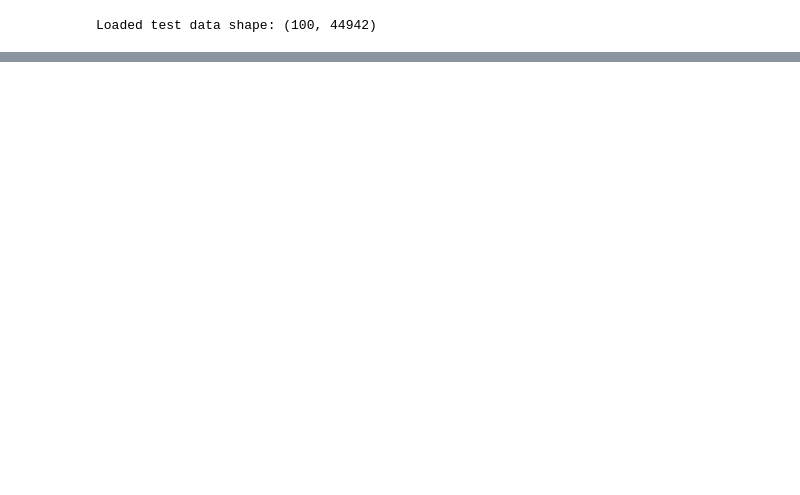
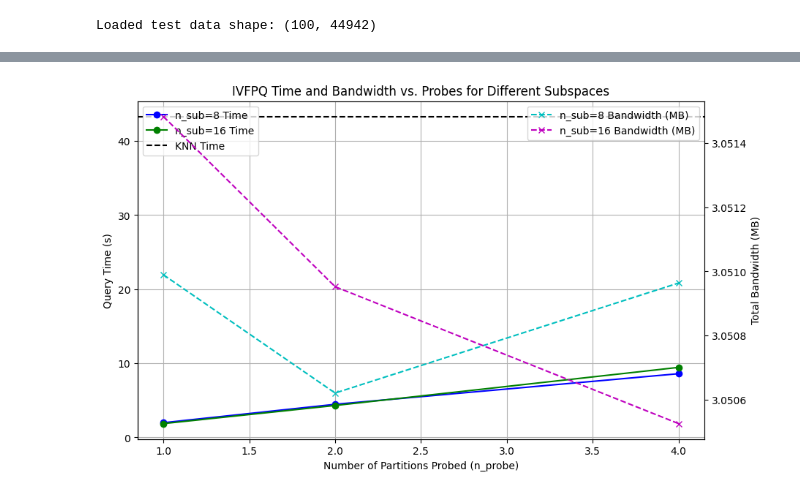
Before and after one commit to braingeneers/cytoverse, a Jupyter notebook: notebooks/concordance.ipynb, the cells around one changed output, grey strips where cells are left out. Saved outputs shown, nothing was run; the diff lists cells and outputs as text; code cells hidden in the pictures; blank space fills up the shorter version.

Commit message:
Aligned embeddings parquet now uses categoricals, tons of more figures...

```diff
--- a/notebooks/concordance.ipynb
+++ b/notebooks/concordance.ipynb
@@ -25,7 +40,20 @@ adata = anndata.read_h5ad("tests/fixtures/GSE136831_subsample_100.h5ad")
 print(f"Loaded test data shape: {adata.shape}")
 n_queries = adata.shape[0]
 
+# For all tests we'll look for 50 neighbors
 k_neighbors = 50
+
+# IVFPQ search parameters to vary
+n_subs = [8, 16, 32]  # Number of IVF partitions
+n_probes = [1, 2, 3, 4, 6, 8, 16, 32]  # More realistic range for IVFPQ
+
+# Debug/Dev
+# n_subs = [8, 16]  # Number of IVF partitions
+# n_probes = [1, 2, 4]  # More realistic range for IVFPQ
+
+
+# Load reference labels which are the same in both datasets
+reference_labels = pd.read_parquet("data/references/scimilarity/labels.parquet")
 # %% [output]
 Loaded test data shape: (100, 44942)
 # %% [markdown]
@@ -456,0 +456,80 @@ print(f"Mean AP @ {k}: {np.mean(ap_k):.4f}")
+# %%
+import numpy as np
+import matplotlib.pyplot as plt
+
+
+def plot_time_bw_vs_probes(knn_time, ivfpq_data, n_subs, n_probes):
+    """
+    Generate twin-axis line plot for Query Time (left) and Bandwidth (right) vs. n_probe.
+    Assumptions:
+    - knn_time: float, total time in seconds for all queries using exact KNN.
+    - ivfpq_data: dict with keys as tuples (n_sub, n_probe), values as dicts containing:
+      - 'ivfpq_time': float, total time in seconds for all queries.
+      - 'ivfpq_bw': float, total bytes pulled over HTTP for all queries (will be converted to MB).
+    - n_subs: list of ints, e.g., [8, 16, 32].
+    - n_probes: list or range of ints, e.g., range(1, 11).
+    - All data is pre-computed from experiments; missing combos are skipped (plotted as NaN).
+    - Bandwidth is converted from bytes to MB (divide by 1024**2).
+    - KNN has no bandwidth, so only plotted on time axis as horizontal dashed line.
+    """
+    fig, ax1 = plt.subplots(figsize=(10, 6))
+    colors = ["b", "g", "r"]  # One color per n_sub for time lines
+
+    # Plot times on primary axis (left)
+    for i, n_sub in enumerate(n_subs):
+        times = []
+        for n_probe in n_probes:
+            key = (n_sub, n_probe)
+            if key in ivfpq_data:
+                times.append(ivfpq_data[key]["ivfpq_time"])
+            else:
+                times.append(np.nan)
+
+        ax1.plot(
+            n_probes, times, marker="o", color=colors[i], label=f"n_sub={n_sub} Time"
+        )
+
+    # KNN baseline time
+    ax1.axhline(y=knn_time, color="k", linestyle="--", label="KNN Time")
+
+    ax1.set_xlabel("Number of Partitions Probed (n_probe)")
+    ax1.set_ylabel("Query Time (s)")
+    ax1.set_title("IVFPQ Time and Bandwidth vs. Probes for Different Subspaces")
+    ax1.grid(True)
+    ax1.legend(loc="upper left")
+
+    # Twin axis for bandwidth (right)
+    ax2 = ax1.twinx()
+    bw_colors = ["c", "m", "y"]  # Different colors for bandwidth dashed lines
+
+    for i, n_sub in enumerate(n_subs):
+        bws = []
+        for n_probe in n_probes:
+            key = (n_sub, n_probe)
+            if key in ivfpq_data:
+                bw_bytes = ivfpq_data[key]["ivfpq_bw"]
+                bw_mb = bw_bytes / (1024**2)  # Convert to MB
+                bws.append(bw_mb)
+            else:
+                bws.append(np.nan)
+
+        ax2.plot(
+            n_probes,
+            bws,
+            marker="x",
+            linestyle="--",
+            color=bw_colors[i],
+            label=f"n_sub={n_sub} Bandwidth (MB)",
+        )
+
+    ax2.set_ylabel("Total Bandwidth (MB)")
+    ax2.legend(loc="upper right")
+
+    plt.savefig("notebooks/time_bw_vs_probes.png")  # Or plt.show() for display
+    plt.show()
+    plt.close()
+
+
+plot_time_bw_vs_probes(knn_time, ivfpq_data, n_subs, n_probes)
+# %% [output]
+[figure, added]
```
Also changed, not shown: parts of 21 cells of this notebook, 1 other file.
